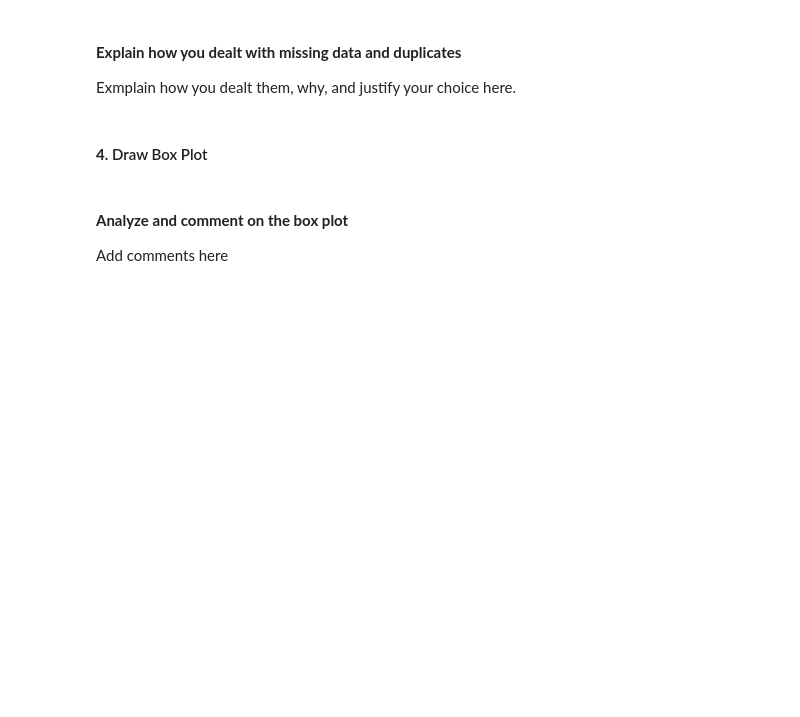
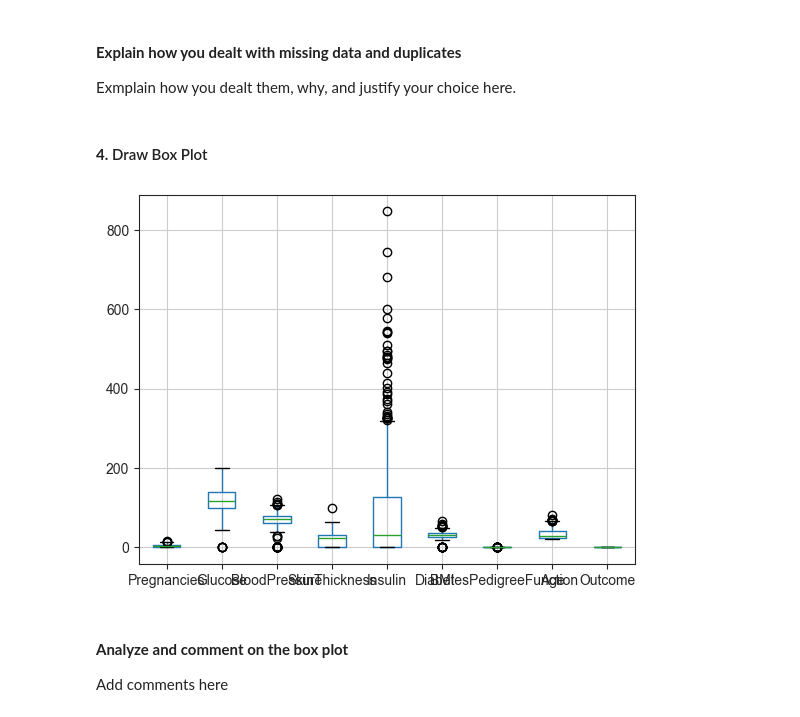
Before and after one commit to timothyjameslim/ML, a Jupyter notebook: Assignment 1/CS372 Assignment1_Answer.ipynb, the cells around one changed output. Drawn from its saved outputs; the diff is of its cells as text; code cells hidden in the pictures; blank space fills up the shorter version.

Commit message:
Updated Assignment 1
Updated the way we filter data
- No longer delete missing data, fill with mode

- Modified the way data is displayed

- Updated Jupyter to show Herman and Marc's work

```diff
--- a/Assignment 1/CS372 Assignment1_Answer.ipynb
+++ b/Assignment 1/CS372 Assignment1_Answer.ipynb
@@ -412,9 +419,15 @@ Some information about the data :
 #### **3.** Check Missing Data
 # %%
 # check missing data and show the records
+diabetes = pd.read_csv("diabetes.csv", header=0) # no index number, so no need for index_col = 0
+for i in range(len(ds)):
+    for j in ds.columns:
+        if pd.isnull(ds.loc[ds.index[i],j]):
+            print(f"ID: '{ds.index[i]}' Column: '{j}' is blank")
 # %% [markdown]
 #### Handle Missing Data
 # %%
 # handle the missing data
+diabetes.dropna(inplace=True)
 # %% [markdown]
 #### Check Duplicate Data
@@ -421,11 +436,18 @@ Some information about the data :
 # %% [markdown]
 #### Handle Duplicate Data
+# %%
+diabetes.drop_duplicates(inplace=True) # throw away all duplicate data
 # %% [markdown]
 #### **Explain how you dealt with missing data and duplicates**
 
 Exmplain how you dealt them, why, and justify your choice here.
 # %% [markdown]
 #### **4.** Draw Box Plot
+# %%
+diabetes.boxplot()
+plt.show()
+# %% [output]
+[figure, added]
 # %% [markdown]
 #### **Analyze and comment on the box plot**
 
```
Also changed, not shown: parts of 35 cells of this notebook, 7 other files.
